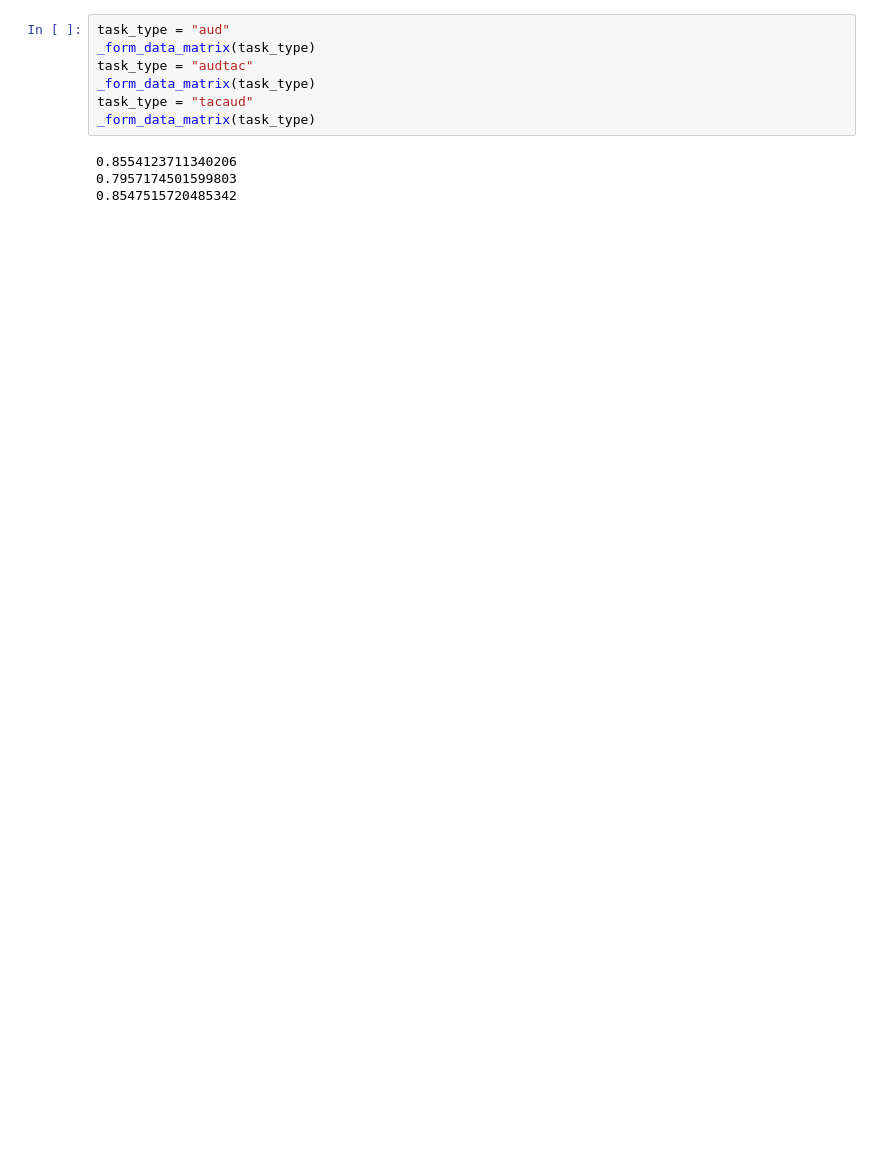
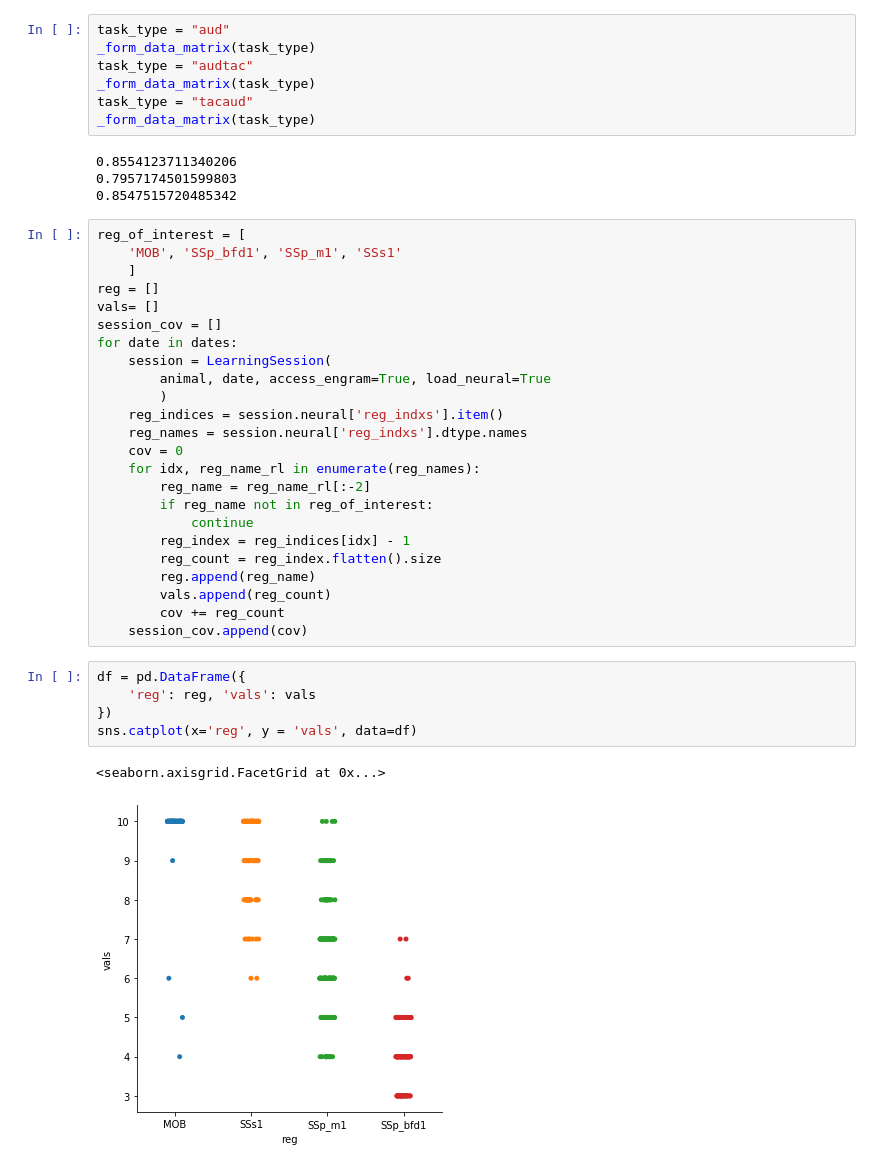
Before and after one commit to chingf/glm-hmm, a Jupyter notebook: 2019-12-02-make-glmhmm-datasets.ipynb, the cells around one changed output. Cells and saved outputs as stored; diff of their text form; blank space fills up the shorter version.

```diff
--- a/2019-12-02-make-glmhmm-datasets.ipynb
+++ b/2019-12-02-make-glmhmm-datasets.ipynb
@@ -153,3 +147,35 @@ _form_data_matrix(task_type)
 0.8554123711340206
 0.7957174501599803
 0.8547515720485342
+# %%
+reg_of_interest = [
+    'MOB', 'SSp_bfd1', 'SSp_m1', 'SSs1'
+    ]
+reg = []
+vals= []
+session_cov = []
+for date in dates:
+    session = LearningSession(
+        animal, date, access_engram=True, load_neural=True
+        )
+    reg_indices = session.neural['reg_indxs'].item()
+    reg_names = session.neural['reg_indxs'].dtype.names
+    cov = 0
+    for idx, reg_name_rl in enumerate(reg_names):
+        reg_name = reg_name_rl[:-2]
+        if reg_name not in reg_of_interest:
+            continue
+        reg_index = reg_indices[idx] - 1
+        reg_count = reg_index.flatten().size
+        reg.append(reg_name)
+        vals.append(reg_count)
+        cov += reg_count
+    session_cov.append(cov)
+# %%
+df = pd.DataFrame({
+    'reg': reg, 'vals': vals
+})
+sns.catplot(x='reg', y = 'vals', data=df)
+# %% [output]
+<seaborn.axisgrid.FacetGrid at 0x...>
+[figure, added]
```
Also changed, not shown: parts of 2 cells of this notebook, 3 other files.
